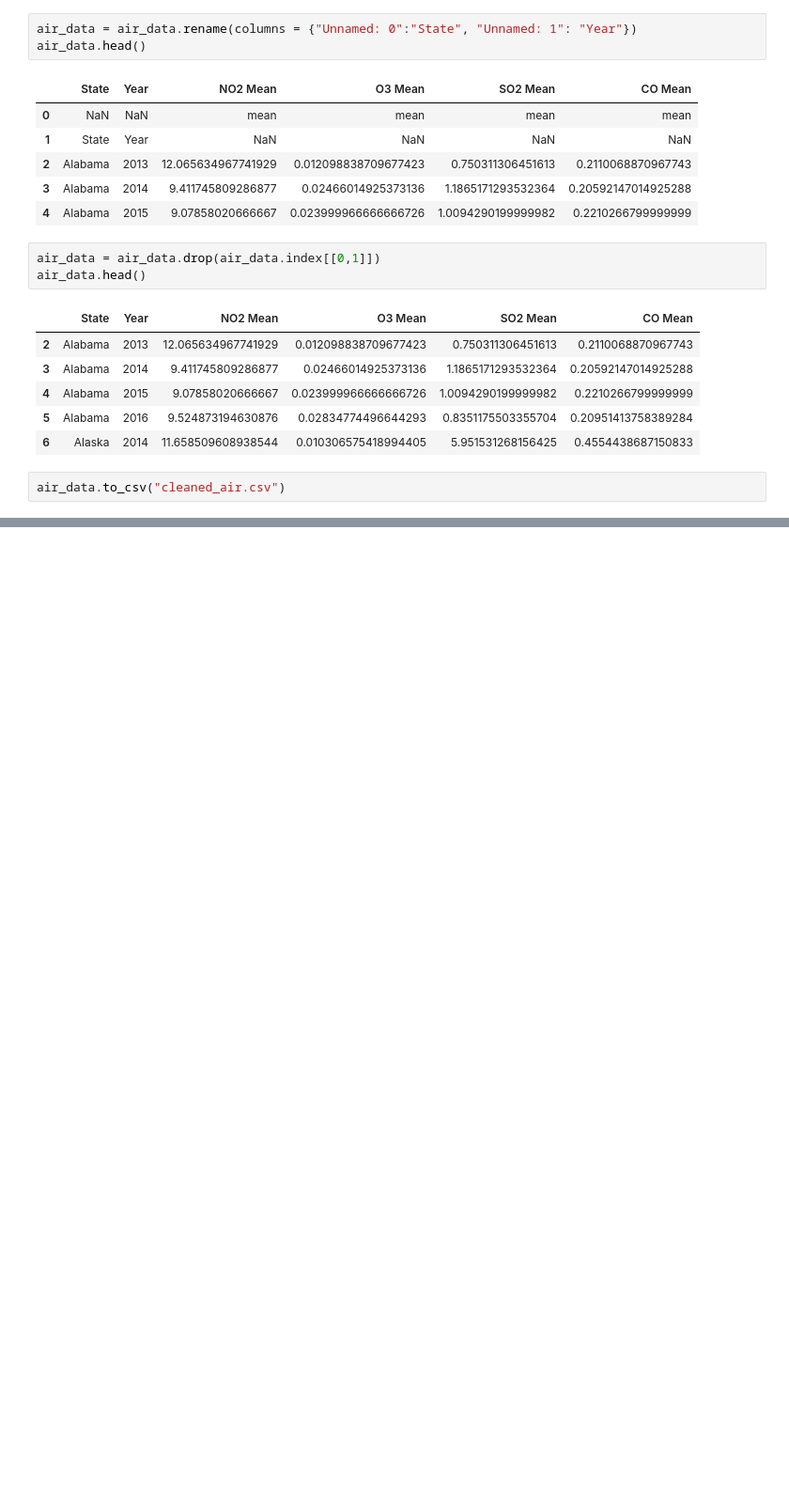
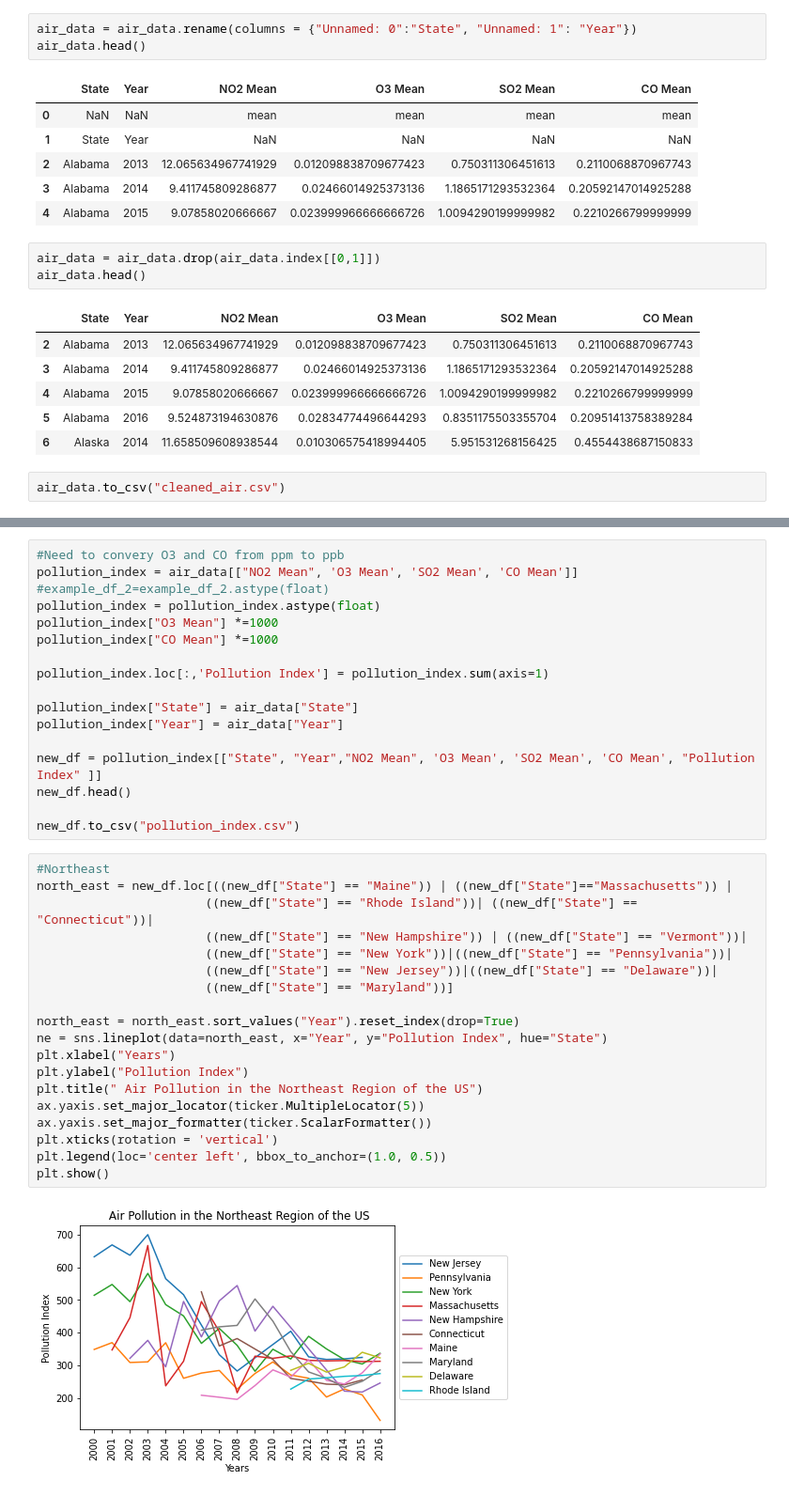
Before and after one commit to Wes90/Climate-DEchangers, a Jupyter notebook: Air quality charts.ipynb, the cells around one changed output, grey strips where cells are left out. Shown at 94% size. Drawn from its saved outputs; the diff is of its cells as text; blank space fills up the shorter version.

```diff
--- a/Air quality charts.ipynb
+++ b/Air quality charts.ipynb
@@ -41,0 +88,38 @@ air_data.to_csv("cleaned_air.csv")
+# %%
+#Need to convery O3 and CO from ppm to ppb
+pollution_index = air_data[["NO2 Mean", 'O3 Mean', 'SO2 Mean', 'CO Mean']]
+#example_df_2=example_df_2.astype(float)
+pollution_index = pollution_index.astype(float)
+pollution_index["O3 Mean"] *=1000
+pollution_index["CO Mean"] *=1000
+
+pollution_index.loc[:,'Pollution Index'] = pollution_index.sum(axis=1)
+
+pollution_index["State"] = air_data["State"]
+pollution_index["Year"] = air_data["Year"]
+
+new_df = pollution_index[["State", "Year","NO2 Mean", 'O3 Mean', 'SO2 Mean', 'CO Mean', "Pollution Index" ]]
+new_df.head()
+
+new_df.to_csv("pollution_index.csv")
+# %%
+#Northeast
+north_east = new_df.loc[((new_df["State"] == "Maine")) | ((new_df["State"]=="Massachusetts")) |
+                       ((new_df["State"] == "Rhode Island"))| ((new_df["State"] == "Connecticut"))|
+                       ((new_df["State"] == "New Hampshire")) | ((new_df["State"] == "Vermont"))|
+                       ((new_df["State"] == "New York"))|((new_df["State"] == "Pennsylvania"))|
+                       ((new_df["State"] == "New Jersey"))|((new_df["State"] == "Delaware"))|
+                       ((new_df["State"] == "Maryland"))]
+
+north_east = north_east.sort_values("Year").reset_index(drop=True)
+ne = sns.lineplot(data=north_east, x="Year", y="Pollution Index", hue="State")
+plt.xlabel("Years")
+plt.ylabel("Pollution Index")
+plt.title(" Air Pollution in the Northeast Region of the US")
+ax.yaxis.set_major_locator(ticker.MultipleLocator(5))
+ax.yaxis.set_major_formatter(ticker.ScalarFormatter())
+plt.xticks(rotation = 'vertical')
+plt.legend(loc='center left', bbox_to_anchor=(1.0, 0.5))
+plt.show()
+# %% [output]
+[figure, added]
```
Also changed, not shown: parts of 7 cells of this notebook, 1 other file.
